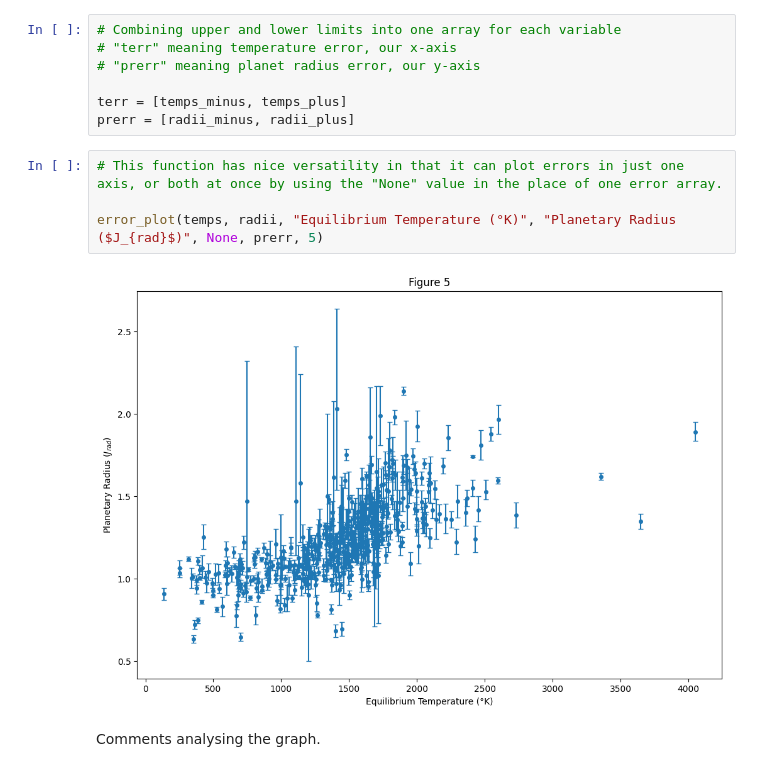
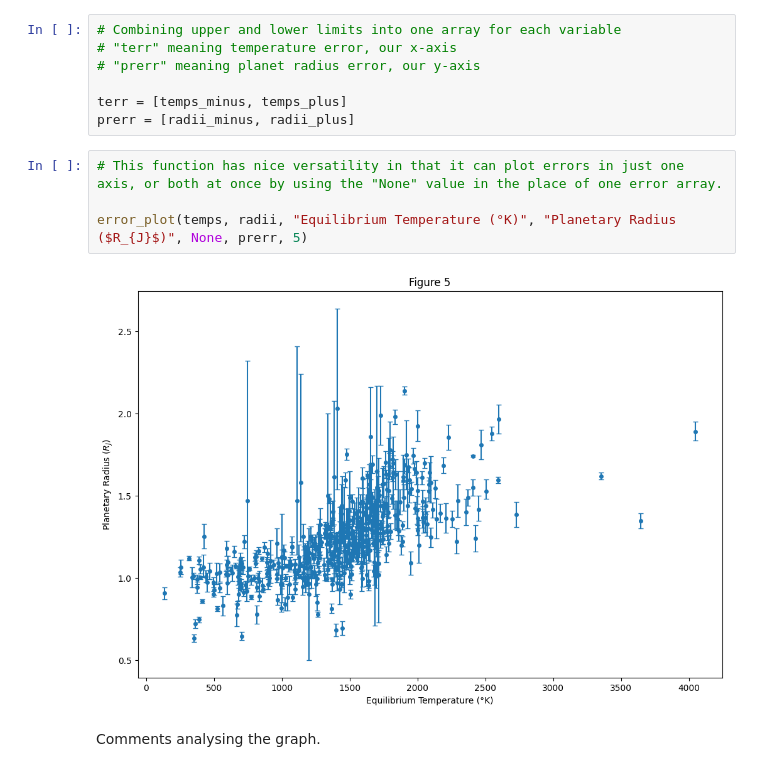
Before and after one commit to Macauley-Jones/PHYS2116_Comp_Assignment, a Jupyter notebook: Computational Assignment.ipynb, the cells around one changed output. Saved outputs shown, nothing was run; the diff lists cells and outputs as text.

```diff
--- a/Computational Assignment.ipynb
+++ b/Computational Assignment.ipynb
@@ -296,8 +285,8 @@ prerr = [radii_minus, radii_plus]
 # %%
 # This function has nice versatility in that it can plot errors in just one axis, or both at once by using the "None" value in the place of one error array.
 
-error_plot(temps, radii, "Equilibrium Temperature (°K)", "Planetary Radius ($J_{rad}$)", None, prerr, 5)
+error_plot(temps, radii, "Equilibrium Temperature (°K)", "Planetary Radius ($R_{J}$)", None, prerr, 5)
 # %% [output]
-[figure, old version]
+[figure, new version]
 # %% [markdown]
 Comments analysing the graph.
```
Also changed, not shown: parts of 19 cells of this notebook.
